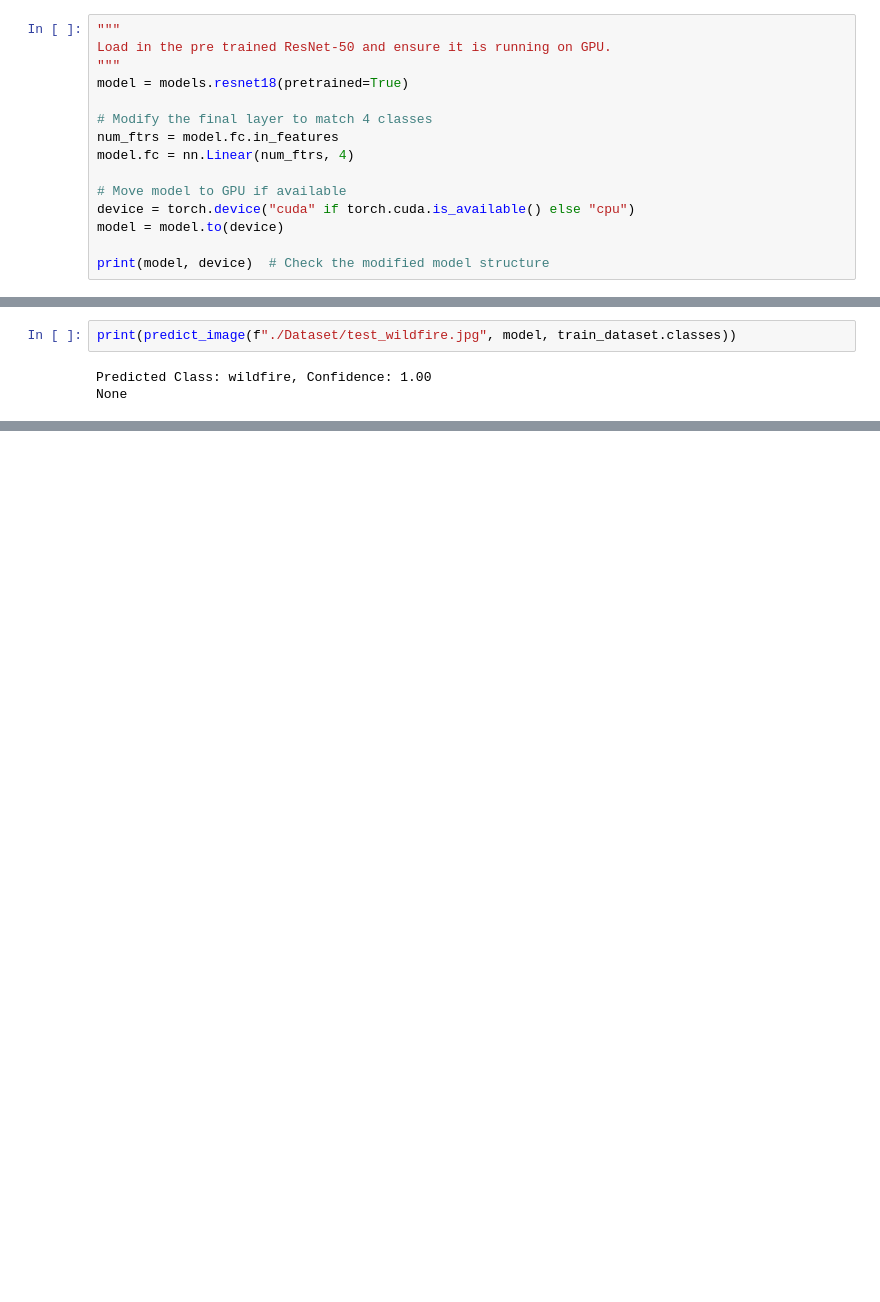
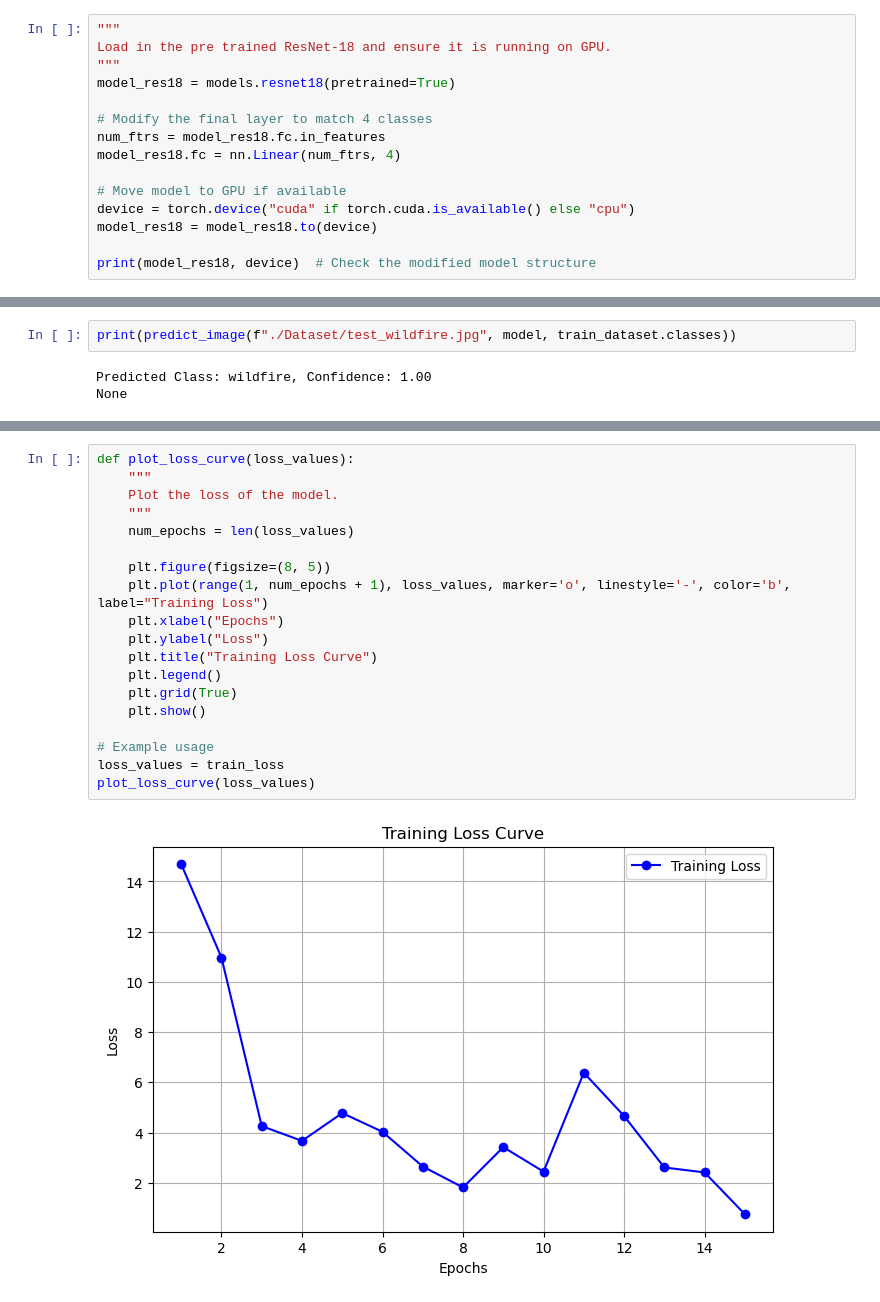
Before and after one commit to Csad1905/Natural-Disaster-Deep-Learning-Project, a Jupyter notebook: S245646.ipynb, the cells around one changed output, grey strips where cells are left out. Drawn from its saved outputs; the diff is of its cells as text; blank space fills up the shorter version.

```diff
--- a/S245646.ipynb
+++ b/S245646.ipynb
@@ -132,19 +132,19 @@ print("Classes:", train_dataset.classes)
 Classes: ['cyclone', 'earthquake', 'flood', 'wildfire']
 # %%
 """
-Load in the pre trained ResNet-50 and ensure it is running on GPU.
+Load in the pre trained ResNet-18 and ensure it is running on GPU.
 """
-model = models.resnet18(pretrained=True)
+model_res18 = models.resnet18(pretrained=True)
 
 # Modify the final layer to match 4 classes
-num_ftrs = model.fc.in_features
-model.fc = nn.Linear(num_ftrs, 4)
+num_ftrs = model_res18.fc.in_features
+model_res18.fc = nn.Linear(num_ftrs, 4)
 
 # Move model to GPU if available
 device = torch.device("cuda" if torch.cuda.is_available() else "cpu")
-model = model.to(device)
+model_res18 = model_res18.to(device)
 
-print(model, device)  # Check the modified model structure
+print(model_res18, device)  # Check the modified model structure
 # %% [output]
 ResNet(
   (conv1): Conv2d(3, 64, kernel_size=(7, 7), stride=(2, 2), padding=(3, 3), bias=False)
@@ -345,0 +647,21 @@ plt.show()
+# %%
+def plot_loss_curve(loss_values):
+    """
+    Plot the loss of the model.
+    """
+    num_epochs = len(loss_values)
+
+    plt.figure(figsize=(8, 5))
+    plt.plot(range(1, num_epochs + 1), loss_values, marker='o', linestyle='-', color='b', label="Training Loss")
+    plt.xlabel("Epochs")
+    plt.ylabel("Loss")
+    plt.title("Training Loss Curve")
+    plt.legend()
+    plt.grid(True)
+    plt.show()
+
+# Example usage
+loss_values = train_loss
+plot_loss_curve(loss_values)
+# %% [output]
+[figure, added]
```
Also changed, not shown: parts of 21 cells of this notebook.
